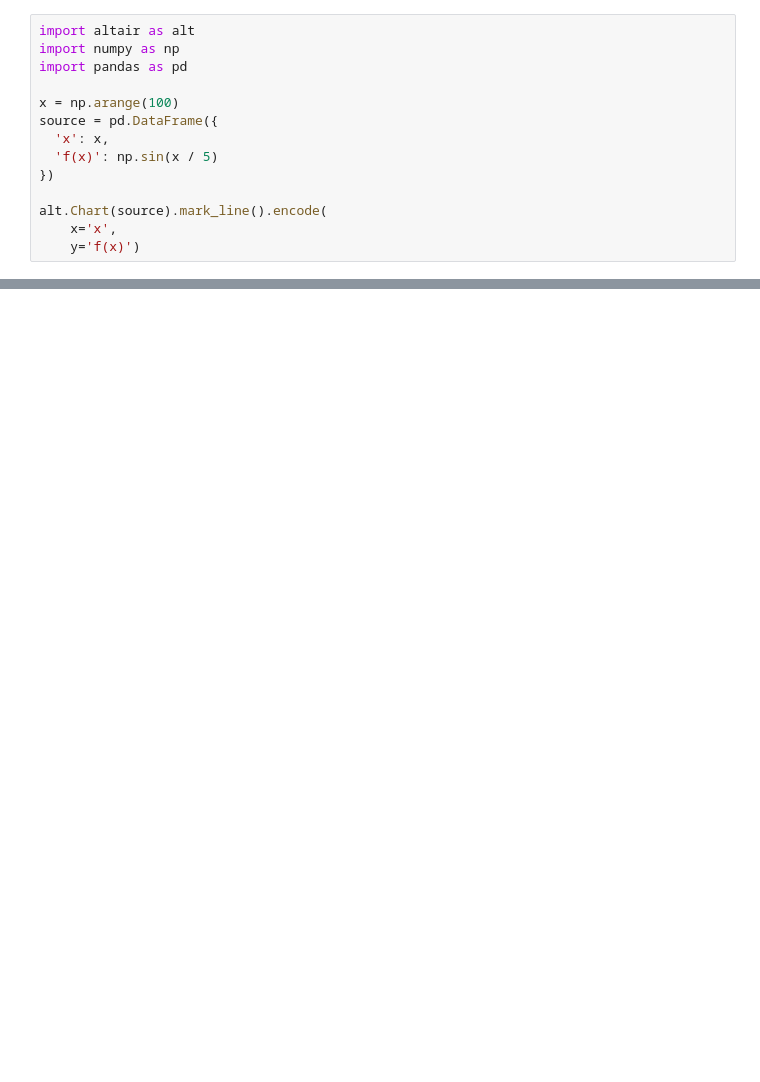
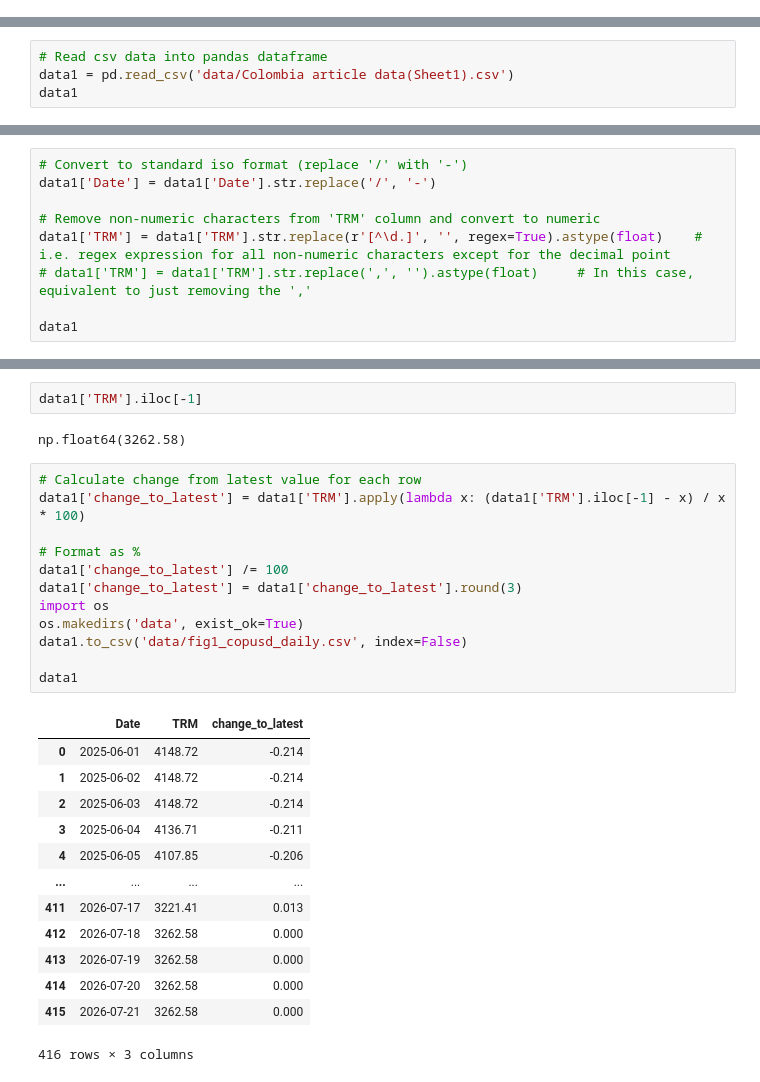
Before and after one commit to jhellingsdata/RADataHub, a Jupyter notebook: Article Charts/Colombia/charts.ipynb, the cells around one changed output, grey strips where cells are left out. Saved outputs shown, nothing was run; the diff lists cells and outputs as text; blank space fills up the shorter version.

Commit message:
Update Colombia data

```diff
--- a/Article Charts/Colombia/charts.ipynb
+++ b/Article Charts/Colombia/charts.ipynb
@@ -1,14 +0,0 @@
-# %%
-import altair as alt
-import numpy as np
-import pandas as pd
-
-x = np.arange(100)
-source = pd.DataFrame({
-  'x': x,
-  'f(x)': np.sin(x / 5)
-})
-
-alt.Chart(source).mark_line().encode(
-    x='x',
-    y='f(x)')
@@ -38,0 +20,4 @@ styles.eco_colours
+# %%
+# Read csv data into pandas dataframe
+data1 = pd.read_csv('data/Colombia article data(Sheet1).csv')
+data1
@@ -38,0 +41,9 @@ styles.eco_colours
+# %%
+# Convert to standard iso format (replace '/' with '-')
+data1['Date'] = data1['Date'].str.replace('/', '-')
+
+# Remove non-numeric characters from 'TRM' column and convert to numeric
+data1['TRM'] = data1['TRM'].str.replace(r'[^\d.]', '', regex=True).astype(float)    # i.e. regex expression for all non-numeric characters except for the decimal point
+# data1['TRM'] = data1['TRM'].str.replace(',', '').astype(float)     # In this case, equivalent to just removing the ','
+
+data1
@@ -38,0 +64,30 @@ styles.eco_colours
+# %%
+data1['TRM'].iloc[-1]
+# %% [output]
+np.float64(3262.58)
+# %%
+# Calculate change from latest value for each row
+data1['change_to_latest'] = data1['TRM'].apply(lambda x: (data1['TRM'].iloc[-1] - x) / x * 100)
+
+# Format as %
+data1['change_to_latest'] /= 100
+data1['change_to_latest'] = data1['change_to_latest'].round(3)
+import os
+os.makedirs('data', exist_ok=True)
+data1.to_csv('data/fig1_copusd_daily.csv', index=False)
+
+data1
+# %% [output]
+|  | Date | TRM | change_to_latest |
+| 0 | 2025-06-01 | 4148.72 | -0.214 |
+| 1 | 2025-06-02 | 4148.72 | -0.214 |
+| 2 | 2025-06-03 | 4148.72 | -0.214 |
+| 3 | 2025-06-04 | 4136.71 | -0.211 |
+| 4 | 2025-06-05 | 4107.85 | -0.206 |
+| ... | ... | ... | ... |
+| 411 | 2026-07-17 | 3221.41 | 0.013 |
+| 412 | 2026-07-18 | 3262.58 | 0.000 |
+| 413 | 2026-07-19 | 3262.58 | 0.000 |
+| 414 | 2026-07-20 | 3262.58 | 0.000 |
+| 415 | 2026-07-21 | 3262.58 | 0.000 |
+416 rows × 3 columns
```
Also changed, not shown: parts of 25 cells of this notebook, 7 other files.
